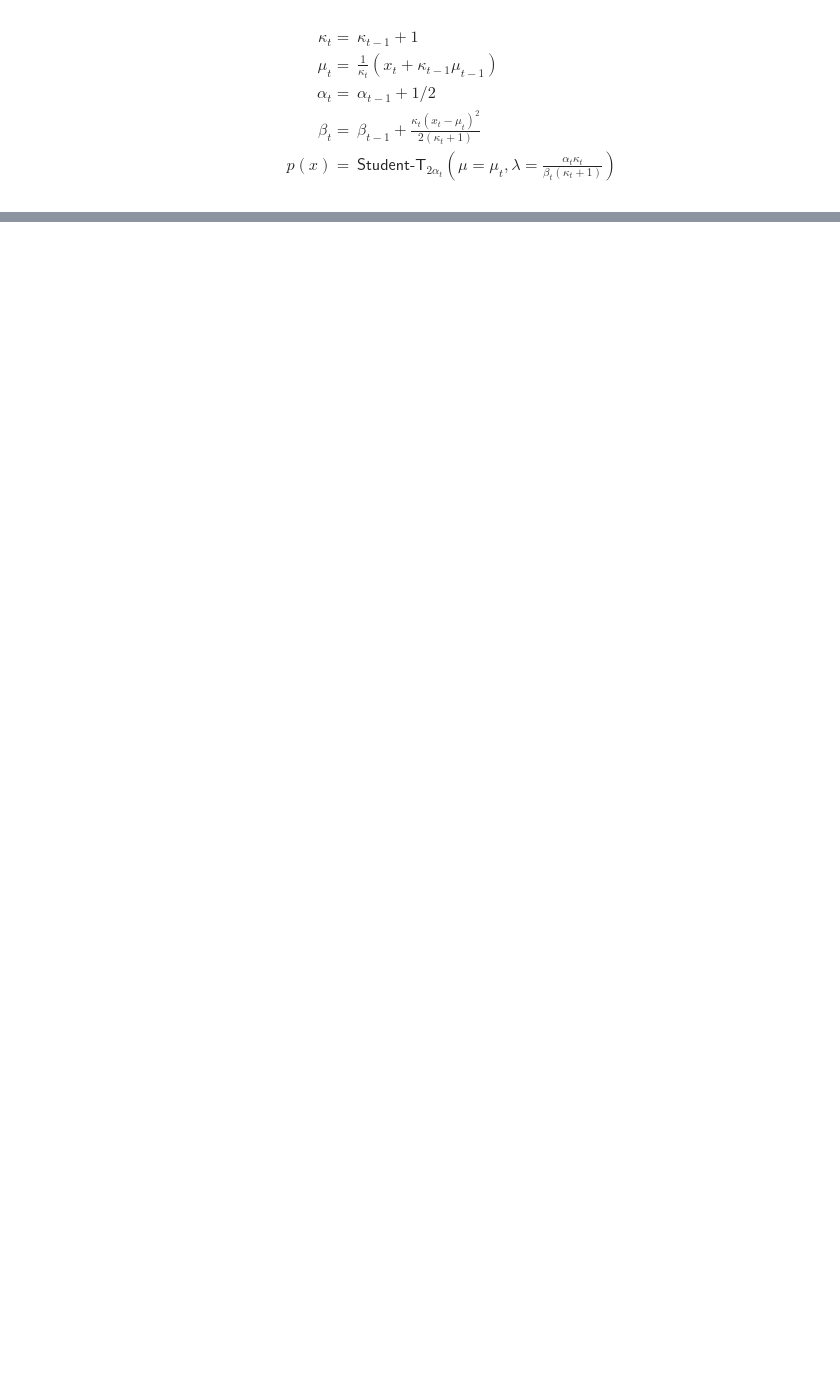
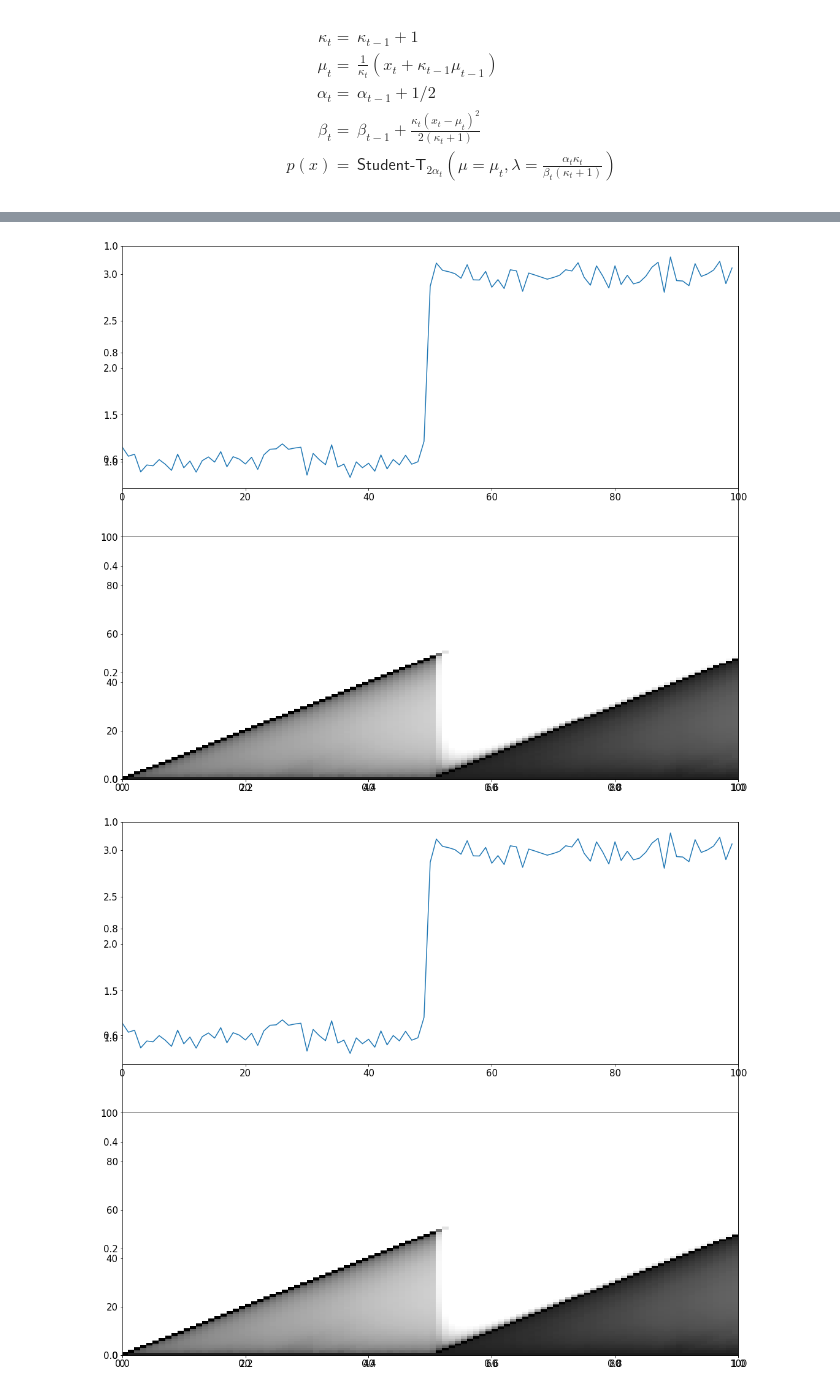
Before and after one commit to sithankanna/naive-bayesians, a Jupyter notebook: misc/hierarchical_bayesian/bayesian_online_change_point_detection.ipynb, the cells around one changed output, grey strips where cells are left out. Drawn from its saved outputs; the diff is of its cells as text; code cells hidden in the pictures; blank space fills up the shorter version.

```diff
--- a/misc/hierarchical_bayesian/bayesian_online_change_point_detection.ipynb
+++ b/misc/hierarchical_bayesian/bayesian_online_change_point_detection.ipynb
@@ -268,7 +260,7 @@ array([  1,   2,   4, -60])
     p(x) = {} & \textsf{Student-T}_{2\alpha_t} \left(\mu=\mu_t, \lambda= \frac{\alpha_t \kappa_t}{\beta_t(\kappa_t + 1)}   \right)
 \end{align*}
 # %%
-n = len(data)
+n = len(data_time)
 
 mu = np.zeros([n + 1, n + 1])
 kappa = np.zeros([n + 1, n + 1])
@@ -278,7 +270,7 @@ tau = np.zeros([n + 1, n + 1])
 deg_f = np.zeros([n + 1, n + 1])
 pis = np.zeros([n + 1, n + 1])
 R = np.zeros([n + 1, n + 1])
-
+alt_R = np.zeros([n + 1, n + 1])
 
 mu0 = 3
 kappa0 = 1
@@ -300,7 +292,7 @@ time_list = []
 
 
 for t in range(1, n + 1):
-    x_t = data[t - 1]
+    x_t = data_time[t - 1]
 
     pis[:t, t] = stats.t.pdf(
         x=x_t,
@@ -312,7 +304,7 @@ for t in range(1, n + 1):
             / (alpha[:t, t - 1] * kappa[:t, t - 1])
         ),
     )
-
+    alt_R[:t, t] = pis[:t, t] / np.sum(pis[:t, t])
     R[1 : t + 1, t] = R[:t, t - 1] * pis[:t, t] * (1 - H)
     R[0, t] = np.sum(R[:t, t - 1] * pis[:t, t] * H)
     R[:, t] = R[:, t] / np.sum(R[:, t])
@@ -336,5 +328,6 @@ for t in range(1, n + 1):
     deg_f[:, t] = 2 * alpha[:, t]
 
 
-display(pd.DataFrame(R))
+df_R = pd.DataFrame(R)
+df_alt_R = pd.DataFrame(alt_R)
 # %% [output]
@@ -428,6 +415,6 @@ H_f = partial(constant_hazard, 1 / H)
 obs_likelihood = StudentT(alpha=alpha0, beta=beta0, kappa=kappa0, mu=mu0)
 
 R_hat, max_hat = online_changepoint_detection(
-    data=data, hazard_func=H_f, observation_likelihood=obs_likelihood
+    data=data_time, hazard_func=H_f, observation_likelihood=obs_likelihood
 )
 # %% [output]
@@ -458,0 +426,16 @@ pd.DataFrame(pis)
+# %%
+def plot_(R, data):
+    import matplotlib.cm as cm
+    import matplotlib.pyplot as plt
+    fig, ax = plt.subplots(figsize=[18, 16])
+    ax = fig.add_subplot(2, 1, 1)
+    ax.plot(data)
+    ax = fig.add_subplot(2, 1, 2, sharex=ax)
+    sparsity = 1  # only plot every fifth data for faster display
+    ax.pcolor(
+        np.array(range(0, len(R[:, 0].round(2)), sparsity)),
+        np.array(range(0, len(R[:, 0].round(2)), sparsity)),
+        np.log(R),
+        cmap=cm.Greys, vmin=-30, vmax=0
+    )
+    return fig
@@ -458,0 +444,5 @@ pd.DataFrame(pis)
+# %%
+plot_(R=R_hat, data=data_time)
+# %% [output]
+[figure, added]
+[figure, added]
```
Also changed, not shown: parts of 27 cells of this notebook.
